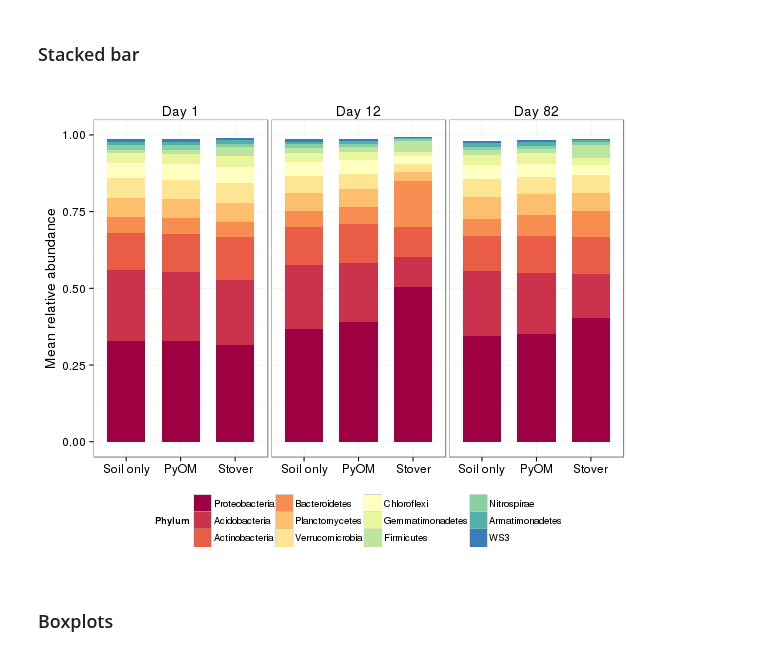
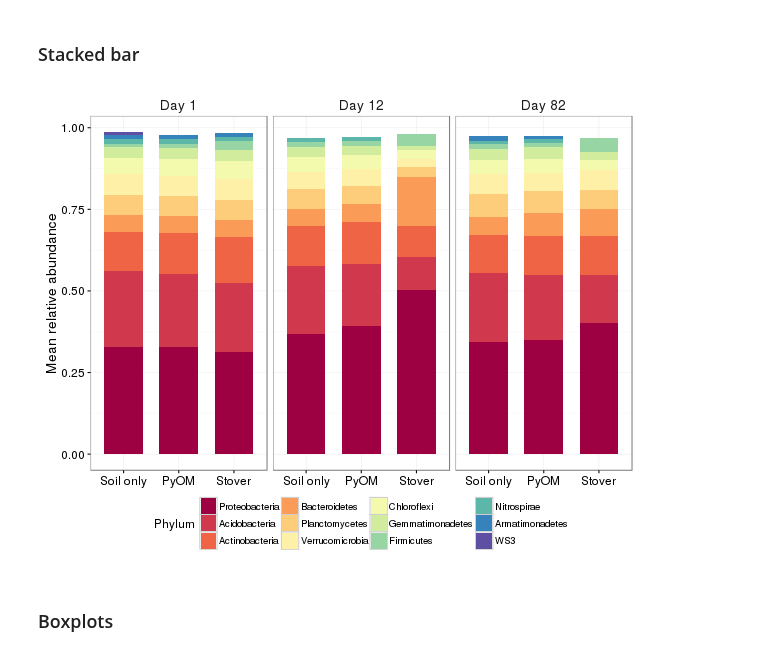
Before and after one commit to TheaWhitman/PyOM, a Jupyter notebook: manuscript_figures/stacked_bar.ipynb, the cells around one changed output. Cells and saved outputs as stored; diff of their text form; code cells hidden in the pictures.

```diff
--- a/manuscript_figures/stacked_bar.ipynb
+++ b/manuscript_figures/stacked_bar.ipynb
@@ -51,7 +79,7 @@ Porder
 # %%
 %%R -w 600
 
-cutoff = 0.0
+cutoff = 0.01
 d.plot = mdf %>%
     dplyr::group_by(DayAmdmt) %>%
     dplyr::mutate(Abundance = Abundance / sum(Abundance)) %>%
@@ -67,34 +95,34 @@ d.plot$Amdmt = ifelse(d.plot$Amdmt==1,"PyOM",ifelse(d.plot$Amdmt==2,"Stover","So
 d.plot$Amdmt = factor(d.plot$Amdmt, levels = c("Soil only", "PyOM", "Stover"))
 
 p = ggplot(d.plot, aes(x = Amdmt, y = Abundance, fill = Phylum))
 
 p = p + facet_grid(. ~Day, scales = "free_x", space = "free")
 
 p = p + geom_bar(stat = "identity", width = 0.70)
 
 colourCount = length(unique(d.plot$Phylum))
 getPalette = colorRampPalette(brewer.pal(14, "Spectral"))
 p = p + scale_fill_manual(values=getPalette(colourCount))
 
 p = p + theme_bw()
 
 p = p + guides(fill = guide_legend(ncol = 4))
 p = p + theme(legend.position = "bottom")
 
 p = p + theme(strip.text.x = element_text(size=14),
                 strip.background = element_rect(colour="white", fill="white"))
 
 p = p + theme(axis.text = element_text(size = 12))
 p = p + theme(axis.title.x = element_blank())
 p = p + theme(axis.title.y = element_text(size = 14, vjust = 1))
 
 p = p + labs(x="Amendment",y="Mean relative abundance")
 
 #ggsave(filename = "StackedBar.pdf", plot = p, width=6.8, height = 4.5)
 
 p
 # %% [output]
-[figure, old version]
+[figure, new version]
 # %% [markdown]
 ### Boxplots
 # %%
```
Also changed, not shown: parts of 6 cells of this notebook.
